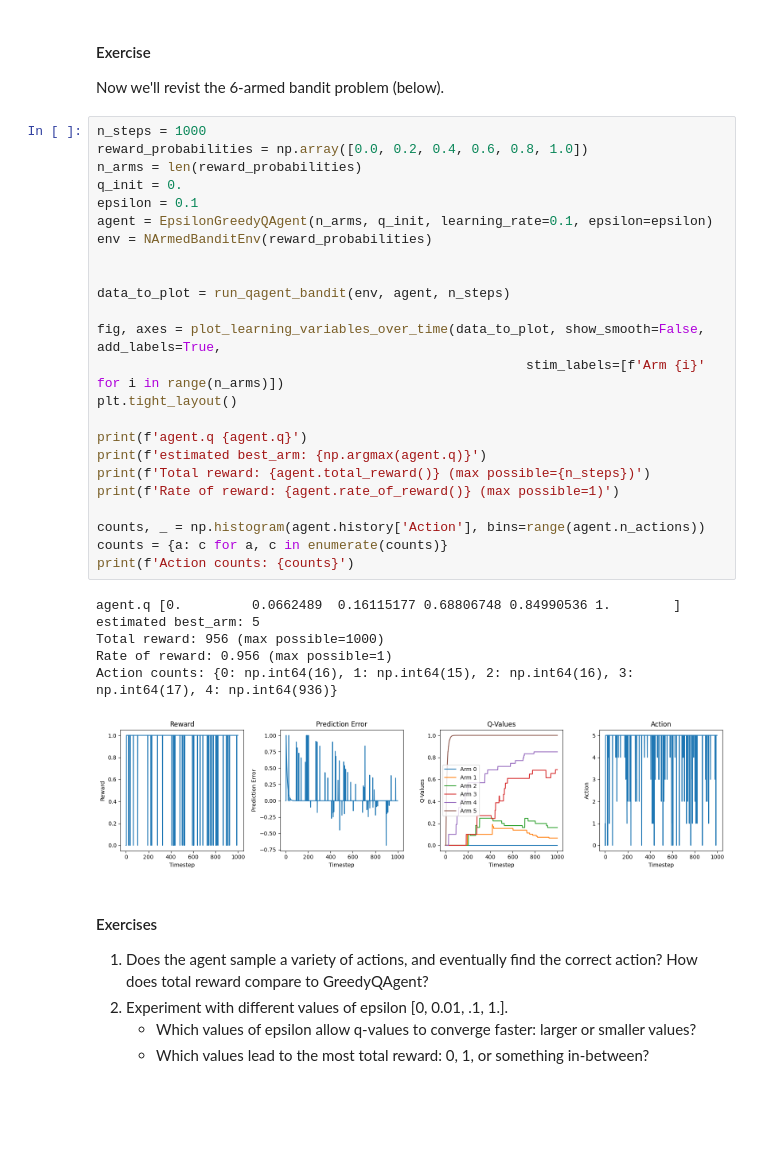
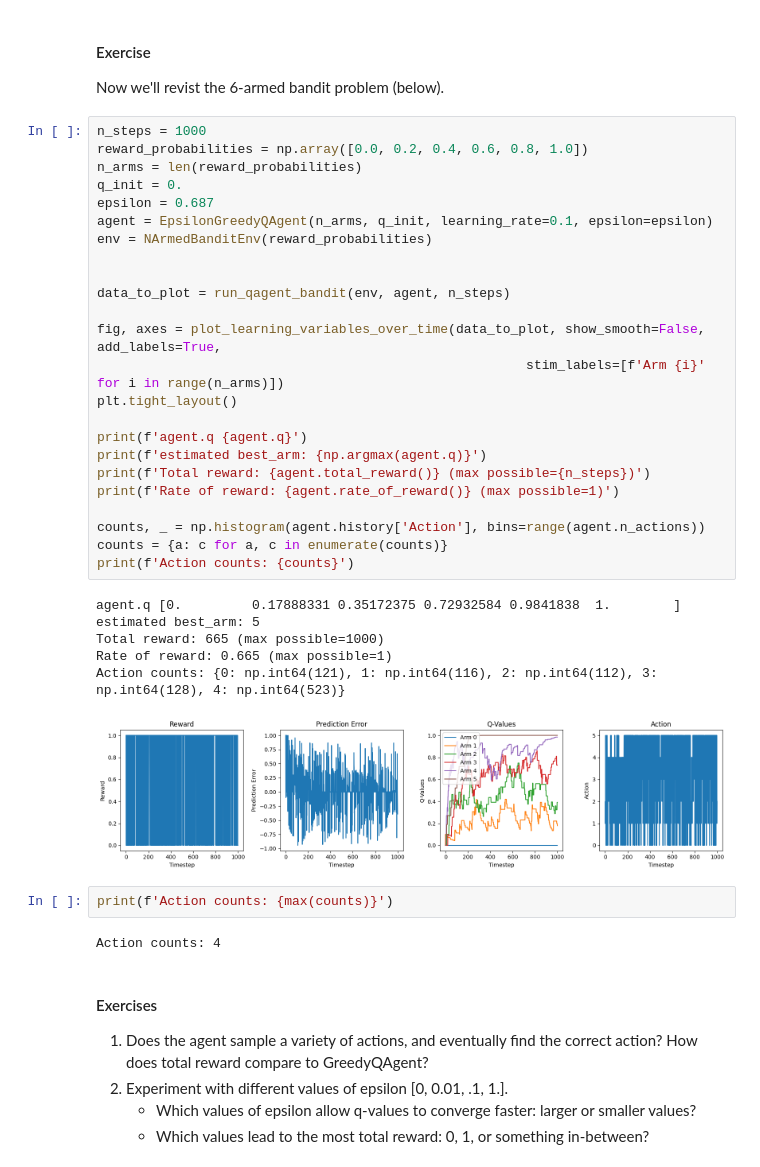
Before and after one commit to kkipngenokoech/TReND-CaMinA-Zambia, a Jupyter notebook: notebooks/Zambia25/19-Sat-RL-EMG/RL-tutorial/rl_tutorial_trend2025.ipynb, the cells around one changed output. Cells and saved outputs as stored; diff of their text form; blank space fills up the shorter version.

```diff
--- a/notebooks/Zambia25/19-Sat-RL-EMG/RL-tutorial/rl_tutorial_trend2025.ipynb
+++ b/notebooks/Zambia25/19-Sat-RL-EMG/RL-tutorial/rl_tutorial_trend2025.ipynb
@@ -1042,34 +1043,38 @@ Now we'll revist the 6-armed bandit problem (below).
 # %%
 n_steps = 1000
 reward_probabilities = np.array([0.0, 0.2, 0.4, 0.6, 0.8, 1.0])
 n_arms = len(reward_probabilities)
 q_init = 0.
-epsilon = 0.1
+epsilon = 0.687
 agent = EpsilonGreedyQAgent(n_arms, q_init, learning_rate=0.1, epsilon=epsilon)
 env = NArmedBanditEnv(reward_probabilities)
 
 
 data_to_plot = run_qagent_bandit(env, agent, n_steps)
 
 fig, axes = plot_learning_variables_over_time(data_to_plot, show_smooth=False, add_labels=True,
                                                        stim_labels=[f'Arm {i}' for i in range(n_arms)])
 plt.tight_layout()
 
 print(f'agent.q {agent.q}')
 print(f'estimated best_arm: {np.argmax(agent.q)}')
 print(f'Total reward: {agent.total_reward()} (max possible={n_steps})')
 print(f'Rate of reward: {agent.rate_of_reward()} (max possible=1)')
 
 counts, _ = np.histogram(agent.history['Action'], bins=range(agent.n_actions))
 counts = {a: c for a, c in enumerate(counts)}
 print(f'Action counts: {counts}')
 # %% [output]
-agent.q [0.         0.0662489  0.16115177 0.68806748 0.84990536 1.        ]
+agent.q [0.         0.17888331 0.35172375 0.72932584 0.9841838  1.        ]
 estimated best_arm: 5
-Total reward: 956 (max possible=1000)
-Rate of reward: 0.956 (max possible=1)
-Action counts: {0: np.int64(16), 1: np.int64(15), 2: np.int64(16), 3: np.int64(17), 4: np.int64(936)}
+Total reward: 665 (max possible=1000)
+Rate of reward: 0.665 (max possible=1)
+Action counts: {0: np.int64(121), 1: np.int64(116), 2: np.int64(112), 3: np.int64(128), 4: np.int64(523)}
-[figure, old version]
+[figure, new version]
+# %%
+print(f'Action counts: {max(counts)}')
+# %% [output]
+Action counts: 4
 # %% [markdown]
 #### Exercises
 1. Does the agent sample a variety of actions, and eventually find the correct action? How does total reward compare to GreedyQAgent?
```
Also changed, not shown: parts of 3 cells of this notebook.
